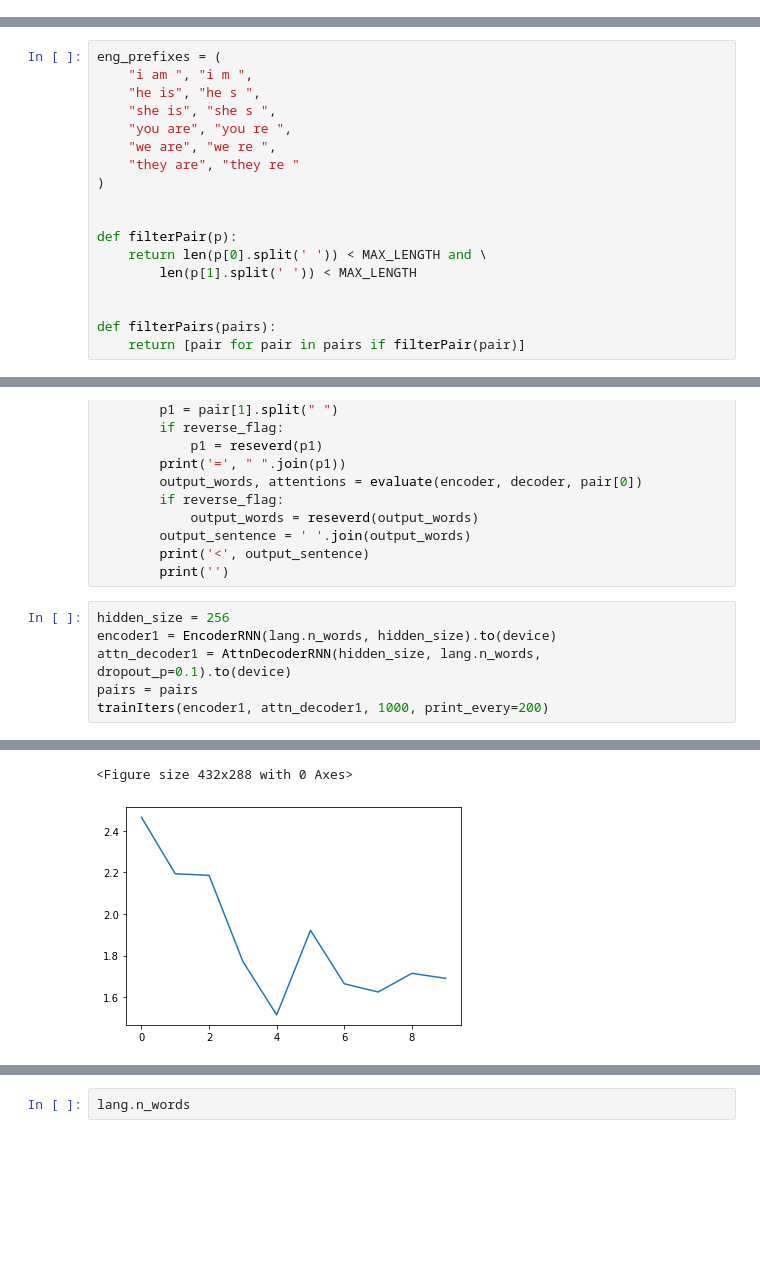
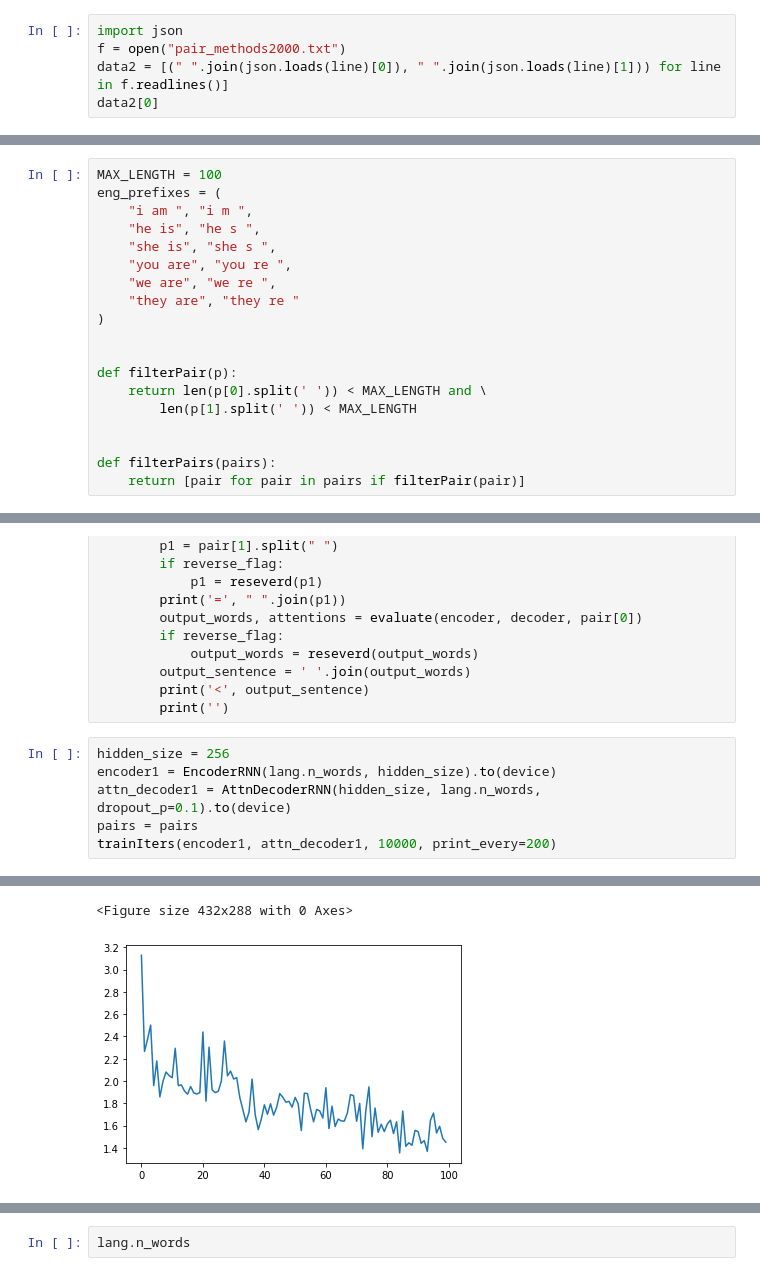
Before and after one commit to huangjihui511/seq2seq-code-prediction, a Jupyter notebook: main.ipynb, the cells around one changed output, grey strips where cells are left out. Saved outputs shown, nothing was run; the diff lists cells and outputs as text; blank space fills up the shorter version.

```diff
--- a/main.ipynb
+++ b/main.ipynb
@@ -108,3 +108,8 @@ data2[:3]
 shorten_sentences("sha sia ajss. sdasds ss. ds ssa aa a .")
 # %% [output]
 'sha sia ajss. sdasds ss. ds ssa aa a .'
+# %%
+import json
+f = open("pair_methods2000.txt")
+data2 = [(" ".join(json.loads(line)[0]), " ".join(json.loads(line)[1])) for line in f.readlines()]
+data2[0]
@@ -183,6 +191,7 @@ def readLangs(lang):
 
     return lang, pairs
 # %%
+MAX_LENGTH = 100
 eng_prefixes = (
     "i am ", "i m ",
     "he is", "he s ",
@@ -489,5 +498,5 @@ hidden_size = 256
 encoder1 = EncoderRNN(lang.n_words, hidden_size).to(device)
 attn_decoder1 = AttnDecoderRNN(hidden_size, lang.n_words, dropout_p=0.1).to(device)
 pairs = pairs
-trainIters(encoder1, attn_decoder1, 1000, print_every=200)
+trainIters(encoder1, attn_decoder1, 10000, print_every=200)
 # %% [output]
@@ -500,3 +520,3 @@ the size of data is: 178
 <Figure size 432x288 with 0 Axes>
-[figure, old version]
+[figure, new version]
 # %%
```
Also changed, not shown: parts of 5 cells of this notebook, 8 other files.
